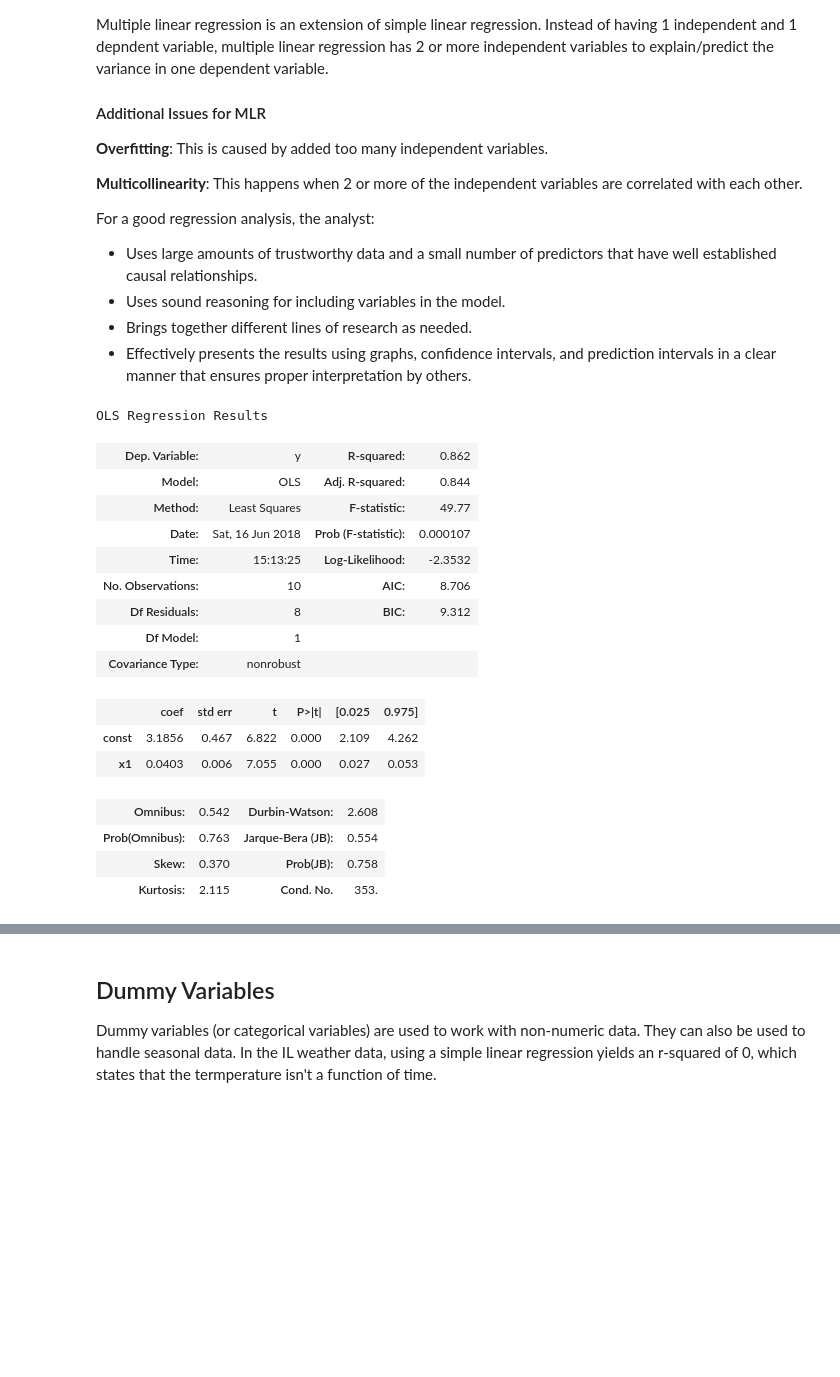
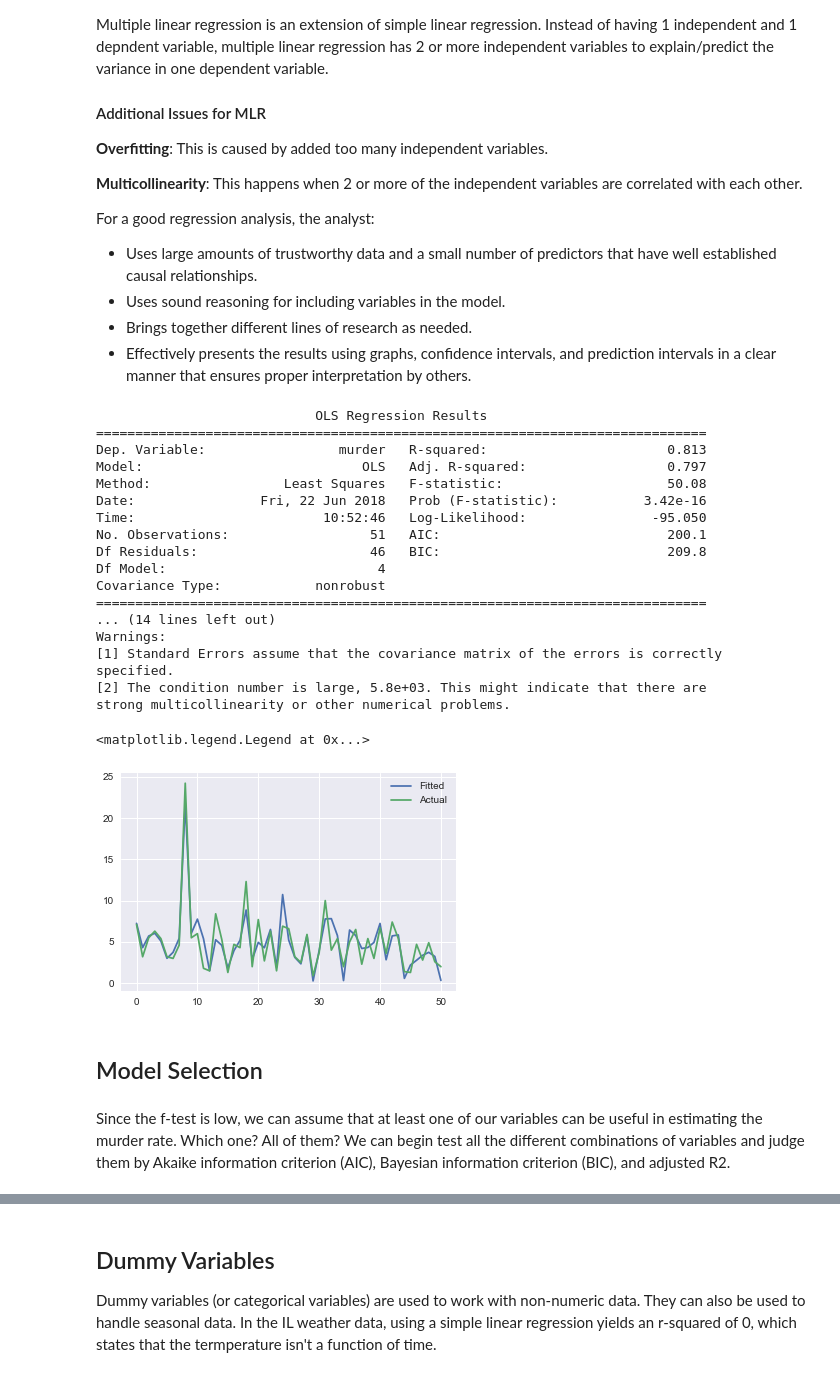
Before and after one commit to mbeale/time_series, a Jupyter notebook: Regression Analysis.ipynb, the cells around one changed output, grey strips where cells are left out. Cells and saved outputs as stored; diff of their text form; code cells hidden in the pictures; blank space fills up the shorter version.

Commit message:
updated regression analysis

```diff
--- a/Regression Analysis.ipynb
+++ b/Regression Analysis.ipynb
@@ -370,35 +371,36 @@ For a good regression analysis, the analyst:
 * Uses sound reasoning for including variables in the model.
 * Brings together different lines of research as needed.
 * Effectively presents the results using graphs, confidence intervals, and prediction intervals in a clear manner that ensures proper interpretation by others.
-# %%
-#sample data
-df = pd.DataFrame({'miles': [89, 66,78,111,44,77,80,66,109,76],
-                  'deliveries': [4, 1, 3, 6, 1, 3, 3, 2,5,3],
-                  'gas': [3.84, 3.19, 3.78, 3.89, 3.57, 3.57, 3.03, 3.51, 3.54, 3.25],
-                  'time': [7, 5.4, 6.6, 7.4, 4.8, 6.4, 7, 5.6, 7.3, 6.4]})
-
-#plt.scatter(df['time'], df['miles'].values)
-X = sm.add_constant(df['miles'].values)
-
-
-model = sm.OLS(df['time'].values, X)
-reg = model.fit()
-reg.summary()
-# %% [output]
-OLS Regression Results
-| Dep. Variable: | y | R-squared: | 0.862 |
-| Model: | OLS | Adj. R-squared: | 0.844 |
-| Method: | Least Squares | F-statistic: | 49.77 |
-| Date: | Sat, 16 Jun 2018 | Prob (F-statistic): | 0.000107 |
-| Time: | 15:13:25 | Log-Likelihood: | -2.3532 |
-| No. Observations: | 10 | AIC: | 8.706 |
-| Df Residuals: | 8 | BIC: | 9.312 |
-| Df Model: | 1 |  |  |
-| Covariance Type: | nonrobust |  |  |
-|  | coef | std err | t | P>|t| | [0.025 | 0.975] |
-| const | 3.1856 | 0.467 | 6.822 | 0.000 | 2.109 | 4.262 |
-| x1 | 0.0403 | 0.006 | 7.055 | 0.000 | 0.027 | 0.053 |
-| Omnibus: | 0.542 | Durbin-Watson: | 2.608 |
-| Prob(Omnibus): | 0.763 | Jarque-Bera (JB): | 0.554 |
-| Skew: | 0.370 | Prob(JB): | 0.758 |
-| Kurtosis: | 2.115 | Cond. No. | 353. |
+# %%
+df = sm.datasets.statecrime.load_pandas()
+model = sm.OLS(df.endog, sm.add_constant(df.exog))
+
+reg = model.fit()
+print(reg.summary())
+plt.plot(range(0, 51), reg.fittedvalues, label="Fitted")
+plt.plot(range(0, 51), df.endog.values, label="Actual")
+plt.legend()
+# %% [output]
+                            OLS Regression Results
+==============================================================================
+Dep. Variable:                 murder   R-squared:                       0.813
+Model:                            OLS   Adj. R-squared:                  0.797
+Method:                 Least Squares   F-statistic:                     50.08
+Date:                Fri, 22 Jun 2018   Prob (F-statistic):           3.42e-16
+Time:                        10:52:46   Log-Likelihood:                -95.050
+No. Observations:                  51   AIC:                             200.1
+Df Residuals:                      46   BIC:                             209.8
+Df Model:                           4
+Covariance Type:            nonrobust
+==============================================================================
+... (14 lines left out)
+Warnings:
+[1] Standard Errors assume that the covariance matrix of the errors is correctly specified.
+[2] The condition number is large, 5.8e+03. This might indicate that there are
+strong multicollinearity or other numerical problems.
+<matplotlib.legend.Legend at 0x...>
+[figure, added]
+# %% [markdown]
+## Model Selection
+# %% [markdown]
+Since the f-test is low, we can assume that at least one of our variables can be useful in estimating the murder rate.  Which one?  All of them?  We can begin test all the different combinations of variables and judge them by Akaike information criterion (AIC), Bayesian information criterion (BIC), and adjusted R2.
```
Also changed, not shown: parts of 32 cells of this notebook.
